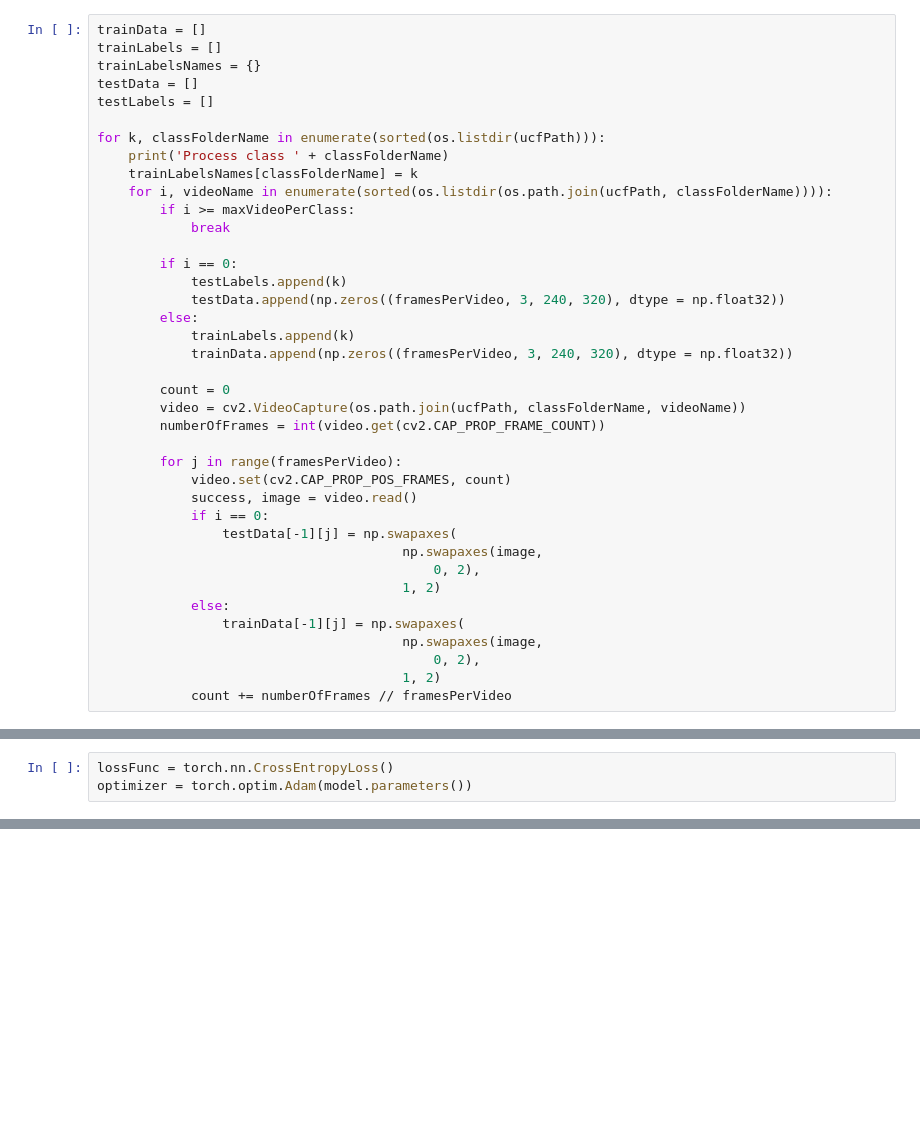
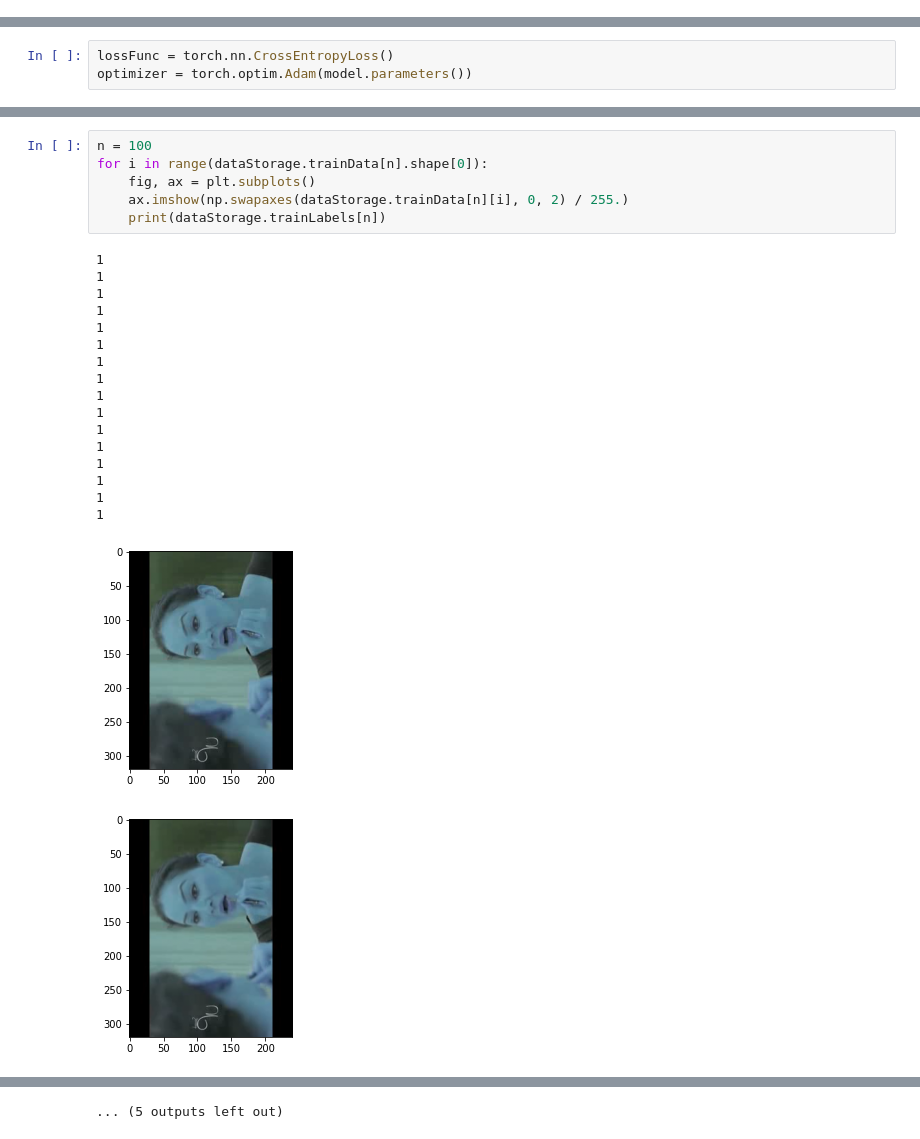
Before and after one commit to WaretleR/SelfSupervision, a Jupyter notebook: UCF101cls.ipynb, the cells around one changed output, grey strips where cells are left out. Cells and saved outputs as stored; diff of their text form; blank space fills up the shorter version.

```diff
--- a/UCF101cls.ipynb
+++ b/UCF101cls.ipynb
@@ -82,39 +288,0 @@ AdvancedTimeSformer(
-# %%
-trainData = []
-trainLabels = []
-trainLabelsNames = {}
-testData = []
-testLabels = []
-
-for k, classFolderName in enumerate(sorted(os.listdir(ucfPath))):
-    print('Process class ' + classFolderName)
-    trainLabelsNames[classFolderName] = k
-    for i, videoName in enumerate(sorted(os.listdir(os.path.join(ucfPath, classFolderName)))):
-        if i >= maxVideoPerClass:
-            break
-
-        if i == 0:
-            testLabels.append(k)
-            testData.append(np.zeros((framesPerVideo, 3, 240, 320), dtype = np.float32))
-        else:
-            trainLabels.append(k)
-            trainData.append(np.zeros((framesPerVideo, 3, 240, 320), dtype = np.float32))
-
-        count = 0
-        video = cv2.VideoCapture(os.path.join(ucfPath, classFolderName, videoName))
-        numberOfFrames = int(video.get(cv2.CAP_PROP_FRAME_COUNT))
-
-        for j in range(framesPerVideo):
-            video.set(cv2.CAP_PROP_POS_FRAMES, count)
-            success, image = video.read()
-            if i == 0:
-                testData[-1][j] = np.swapaxes(
-                                       np.swapaxes(image,
-                                           0, 2),
-                                       1, 2)
-            else:
-                trainData[-1][j] = np.swapaxes(
-                                       np.swapaxes(image,
-                                           0, 2),
-                                       1, 2)
-            count += numberOfFrames // framesPerVideo
@@ -231,0 +425,25 @@ Finished Training
+# %%
+n = 100
+for i in range(dataStorage.trainData[n].shape[0]):
+    fig, ax = plt.subplots()
+    ax.imshow(np.swapaxes(dataStorage.trainData[n][i], 0, 2) / 255.)
+    print(dataStorage.trainLabels[n])
+# %% [output]
+1
+1
+1
+1
+1
+1
+1
+1
+1
+1
+1
+1
+1
+1
+1
+1
+[figure, added]
+[figure, added]
@@ -231,0 +459 @@ Finished Training
+... (5 outputs left out)
```
Also changed, not shown: parts of 31 cells of this notebook, 2 other files.
